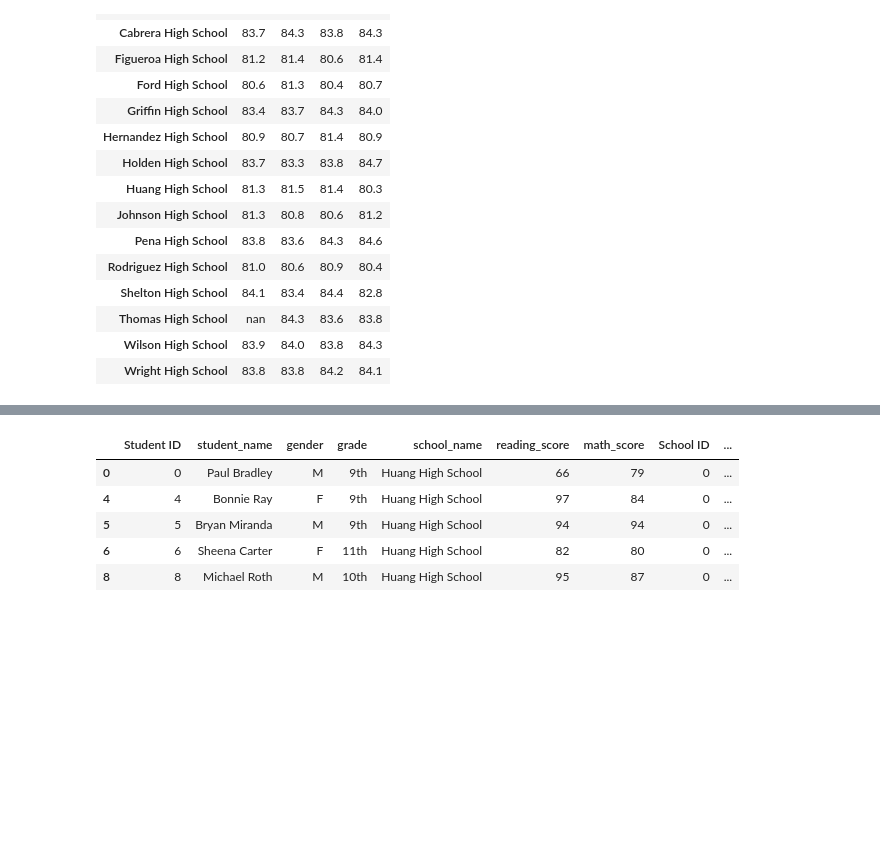
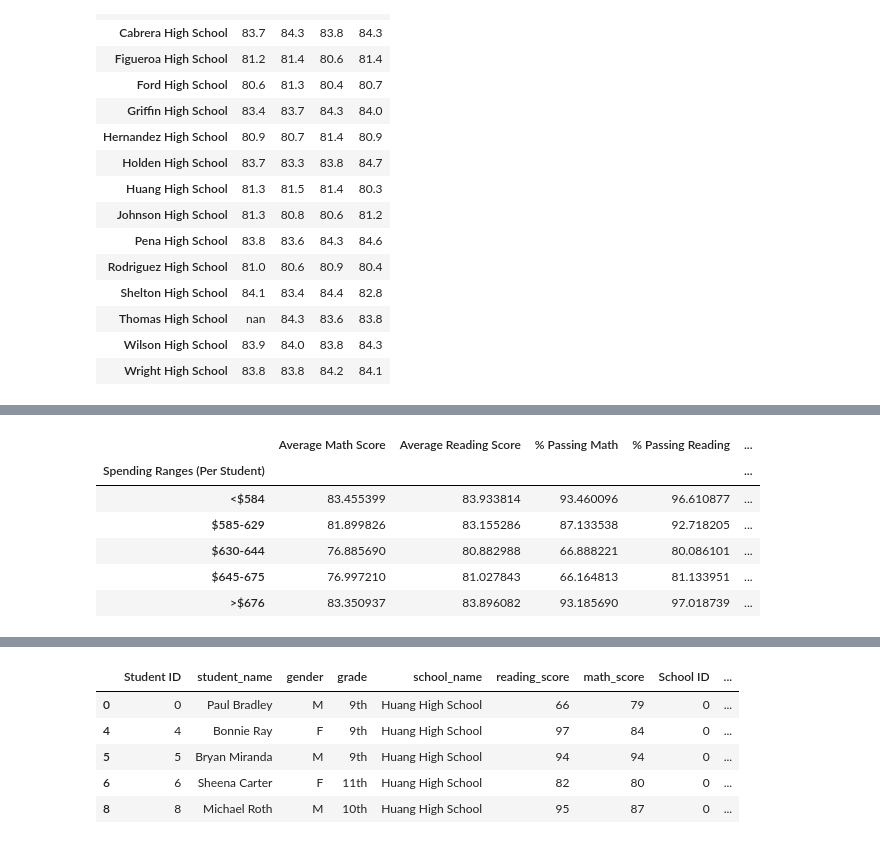
Before and after one commit to Susanaecorreia/School_District_Analysis, a Jupyter notebook: PyCitySchools_Challenge_testing.ipynb, the cells around one changed output, grey strips where cells are left out. Cells and saved outputs as stored; diff of their text form; code cells hidden in the pictures; blank space fills up the shorter version.

```diff
--- a/PyCitySchools_Challenge_testing.ipynb
+++ b/PyCitySchools_Challenge_testing.ipynb
@@ -998,0 +944,6 @@ pd.cut(per_school_capita, spending_bins)
+# %%
+# Categorize spending based on the bins.
+
+new_per_school_summary_df["Spending Ranges (Per Student)"] = pd.cut(new_per_school_capita, spending_bins, labels=group_names)
+
+new_per_school_summary_df
@@ -998,0 +967,14 @@ pd.cut(per_school_capita, spending_bins)
+# %%
+# Calculate averages for the desired columns.
+
+new_spending_math_scores = new_per_school_summary_df.groupby(["Spending Ranges (Per Student)"]).mean()["Average Math Score"]
+
+new_spending_reading_scores = new_per_school_summary_df.groupby(["Spending Ranges (Per Student)"]).mean()["Average Reading Score"]
+
+new_spending_passing_math = new_per_school_summary_df.groupby(["Spending Ranges (Per Student)"]).mean()["% Passing Math"]
+
+new_spending_passing_reading = new_per_school_summary_df.groupby(["Spending Ranges (Per Student)"]).mean()["% Passing Reading"]
+
+new_overall_passing_spending = new_per_school_summary_df.groupby(["Spending Ranges (Per Student)"]).mean()["% Overall Passing"]
+
+new_overall_passing_spending
@@ -998,0 +989,19 @@ pd.cut(per_school_capita, spending_bins)
+# %%
+# Create the DataFrame
+
+new_spending_summary_df = pd.DataFrame({
+          "Average Math Score" : new_spending_math_scores,
+          "Average Reading Score": new_spending_reading_scores,
+          "% Passing Math": new_spending_passing_math,
+          "% Passing Reading": new_spending_passing_reading,
+          "% Overall Passing": new_overall_passing_spending})
+
+new_spending_summary_df
+# %% [output]
+|  | Average Math Score | Average Reading Score | % Passing Math | % Passing Reading | ... |
+| Spending Ranges (Per Student) |  |  |  |  | ... |
+| <$584 | 83.455399 | 83.933814 | 93.460096 | 96.610877 | ... |
+| $585-629 | 81.899826 | 83.155286 | 87.133538 | 92.718205 | ... |
+| $630-644 | 76.885690 | 80.882988 | 66.888221 | 80.086101 | ... |
+| $645-675 | 76.997210 | 81.027843 | 66.164813 | 81.133951 | ... |
+| >$676 | 83.350937 | 83.896082 | 93.185690 | 97.018739 | ... |
```
Also changed, not shown: parts of 14 cells of this notebook.
